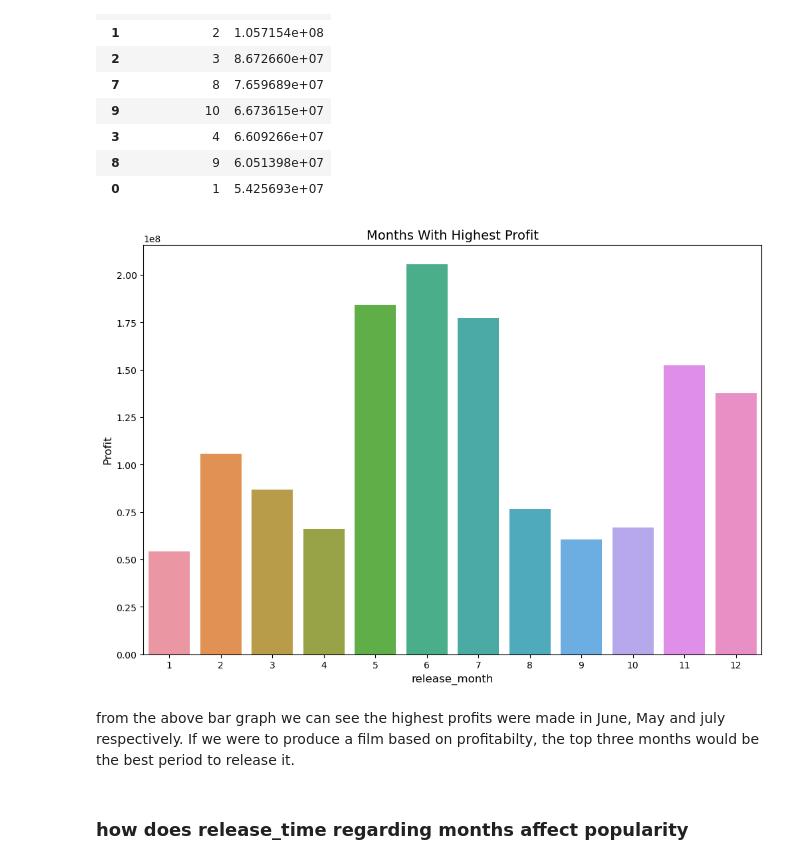
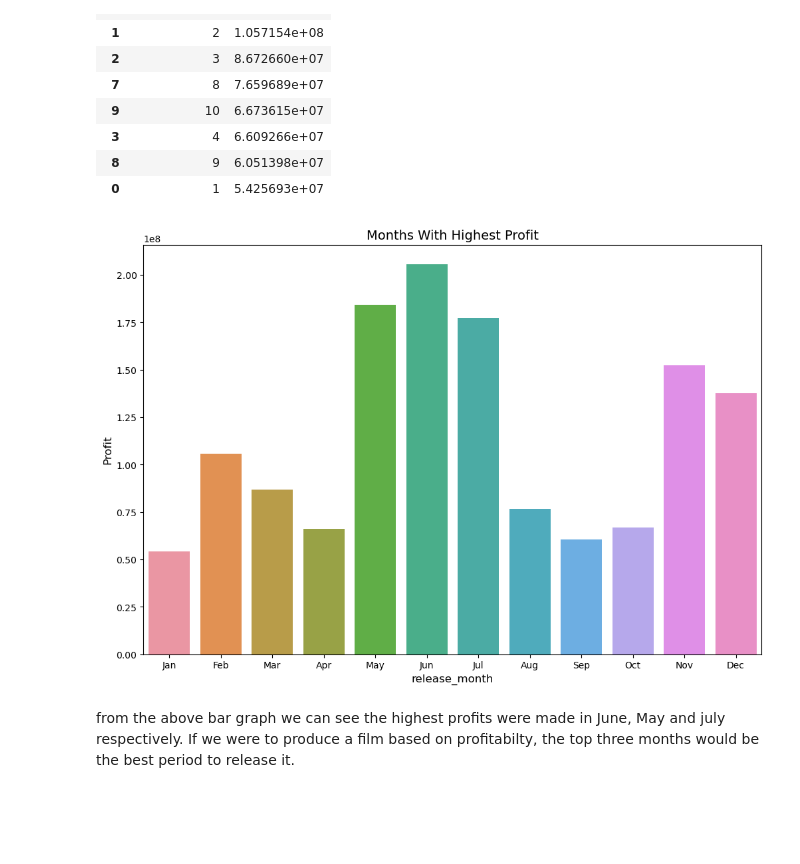
Before and after one commit to MuiruriVivian/PHASE-2-GROUP-7-PROJECT, a Jupyter notebook: Dominic.ipynb, the cells around one changed output. Saved outputs shown, nothing was run; the diff lists cells and outputs as text; code cells hidden in the pictures; blank space fills up the shorter version.

```diff
--- a/Dominic.ipynb
+++ b/Dominic.ipynb
@@ -451,19 +451,18 @@ monthly_profit_df.sort_values('profit', ascending=False)
 # %%
 # Assuming 'monthly_profit_df' is a DataFrame with 'release_date' and 'profit' columns
 
 fig, ax = plt.subplots(figsize=(12, 8))
 
 # You can directly pass the DataFrame column names to sns.barplot using the 'x' and 'y' keyword arguments
 sns.barplot(x='release_date', y='profit', data=monthly_profit_df, ax=ax)
 
 ax.set_title('Months With Highest Profit', fontsize=14)
 ax.set_xlabel("release_month", fontsize=12)
 ax.set_ylabel("Profit", fontsize=12)
+ax.set_xticks(ticks=range(0, 12), labels=['Jan', 'Feb', 'Mar', 'Apr', 'May', 'Jun', 'Jul', 'Aug', 'Sep', 'Oct', 'Nov', 'Dec'])
 
 fig.savefig('Months With Highest Profit.png')
 # %% [output]
-[figure, old version]
+[figure, new version]
 # %% [markdown]
 from the above bar graph we can see the highest profits were made in June, May and july respectively. If we were to produce a film based on profitabilty, the top three months would be the best period to release it.
-# %% [markdown]
-### how does release_time regarding months affect popularity
```
Also changed, not shown: parts of 23 cells of this notebook.
